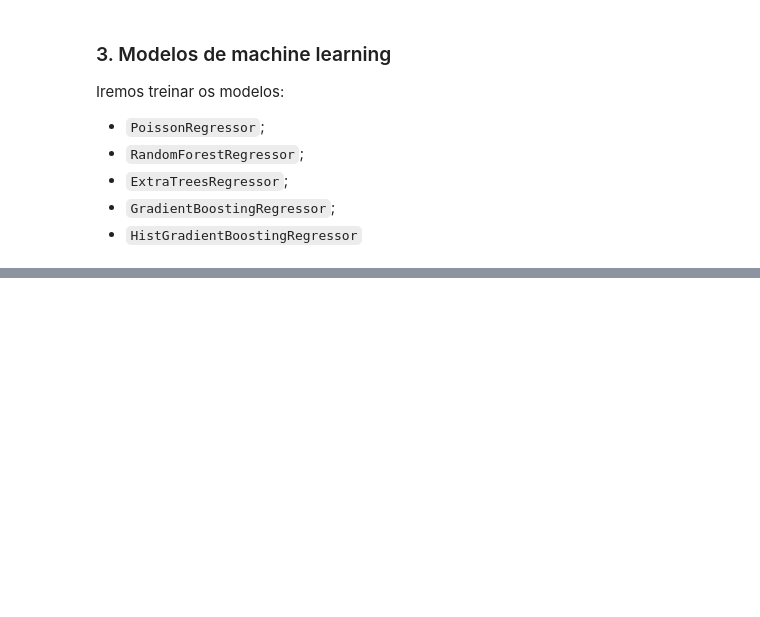
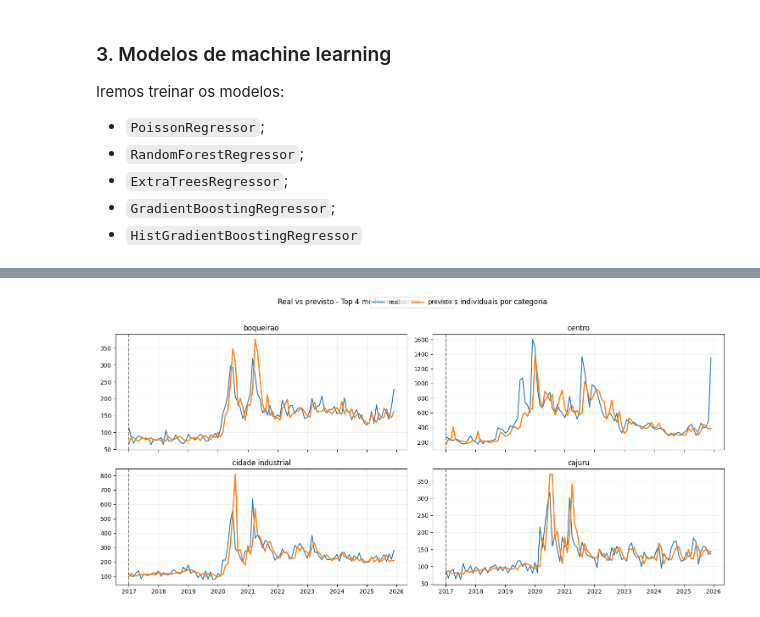
Before and after one commit to luizcaixeta/data-science-UTFPR, a Jupyter notebook: 02 - Analise exploratoria/src/07 - machine_learning/03_machine_learning.ipynb, the cells around one changed output, grey strips where cells are left out. Saved outputs shown, nothing was run; the diff lists cells and outputs as text; code cells hidden in the pictures; blank space fills up the shorter version.

```diff
--- a/02 - Analise exploratoria/src/07 - machine_learning/03_machine_learning.ipynb
+++ b/02 - Analise exploratoria/src/07 - machine_learning/03_machine_learning.ipynb
@@ -1317,0 +1791,11 @@ plt.show()
+# %%
+comparacao_bairro_mensal_individual = (
+    pred_melhores_categoria
+    .groupby(['data', 'bairro'], as_index=False)
+    .agg(
+        total_real=('y', 'sum'),
+        total_previsto=('y_pred', 'sum')
+    )
+)
+
+comparacao_bairro_mensal_individual.head()
@@ -1317,0 +1809,10 @@ plt.show()
+# %%
+avaliacao_bairro_individual = (
+    pred_melhores_categoria
+    .groupby('bairro')
+    .apply(lambda g: pd.Series(calcular_metricas(g['y'], g['y_pred'])))
+    .reset_index()
+    .sort_values('WAPE')
+)
+
+avaliacao_bairro_individual
@@ -1317,0 +1833,8 @@ plt.show()
+# %%
+top4_melhores_bairros_individual = (
+    avaliacao_bairro_individual
+    .sort_values('WAPE', ascending=True)
+    .head(4)
+    ['bairro']
+    .tolist()
+)
@@ -1317,0 +1904,7 @@ plt.show()
+# %%
+plot_real_previsto_bairros_individual(
+    top4_melhores_bairros_individual,
+    'Real vs previsto - Top 4 melhores bairros - modelos individuais por categoria'
+)
+# %% [output]
+[figure, added]
```
Also changed, not shown: parts of 70 cells of this notebook.
